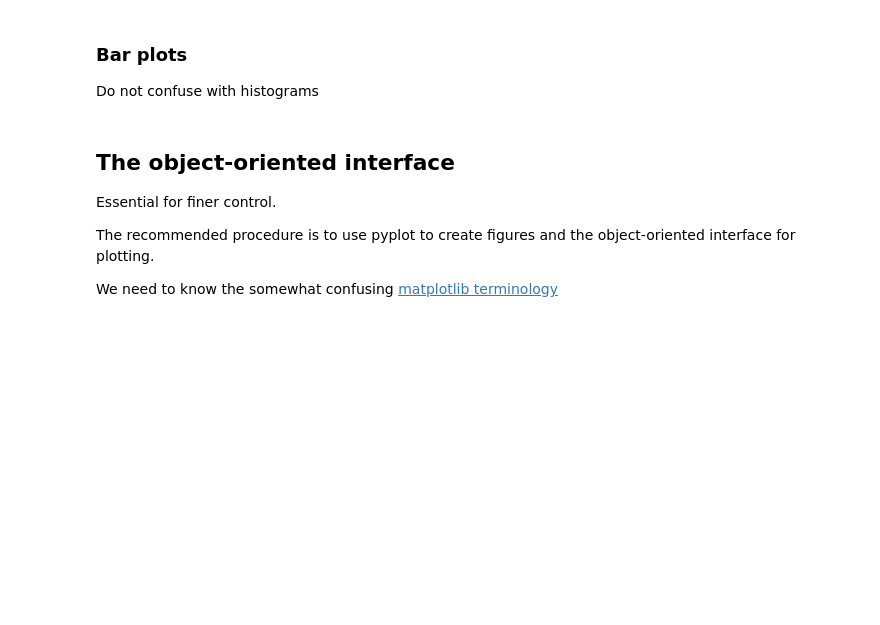
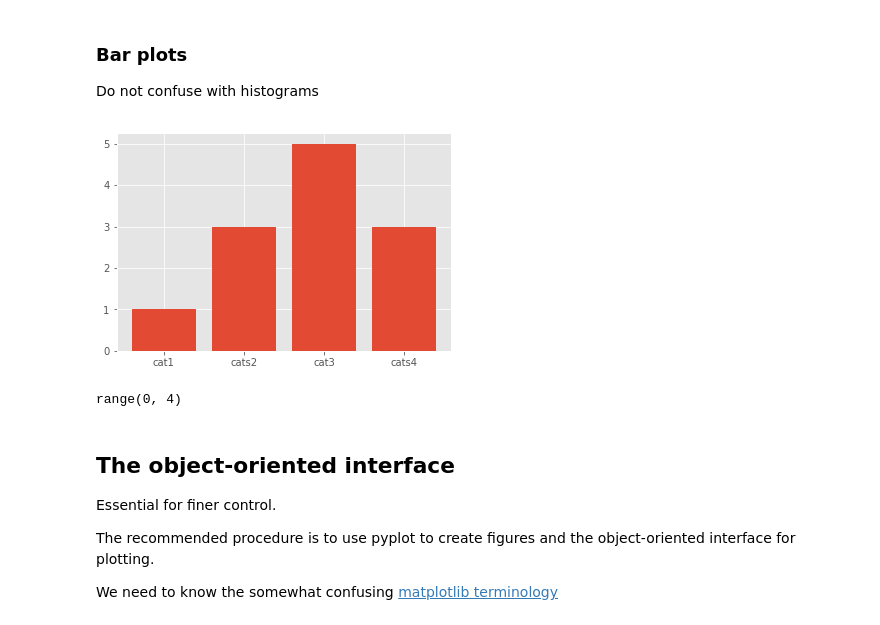
Before and after one commit to nacho328/master-data-science-nacho, a Jupyter notebook: trabajos_jupiter/ejercicio_clase_Phyton/05-visualization_introduction_blank.ipynb, the cells around one changed output. Saved outputs shown, nothing was run; the diff lists cells and outputs as text; code cells hidden in the pictures; blank space fills up the shorter version.

```diff
--- a/trabajos_jupiter/ejercicio_clase_Phyton/05-visualization_introduction_blank.ipynb
+++ b/trabajos_jupiter/ejercicio_clase_Phyton/05-visualization_introduction_blank.ipynb
@@ -38,6 +70,16 @@ This is what happens if you make a line plot of unsorted data:
 ### Bar plots
 
 Do not confuse with histograms
+# %%
+counts = [1,3,5,3]
+categories = ['cat1', 'cats2','cat3', 'cats4']
+plt.bar(range(len(counts)), counts)
+plt.xticks(range(len(counts)),categories)
+plt.show()
+range(len(counts))
+# %% [output]
+[figure, added]
+range(0, 4)
 # %% [markdown]
 ## The object-oriented interface
 
```
Also changed, not shown: parts of 21 cells of this notebook, 27 other files.
